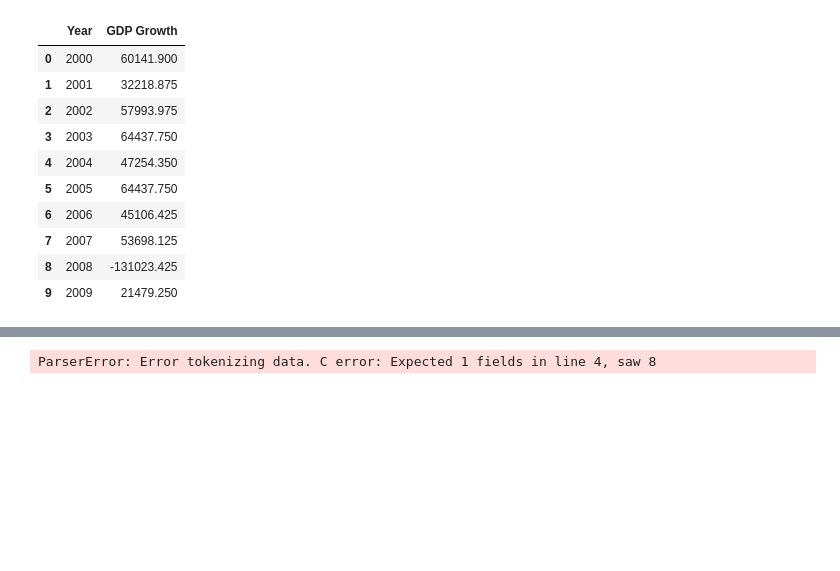
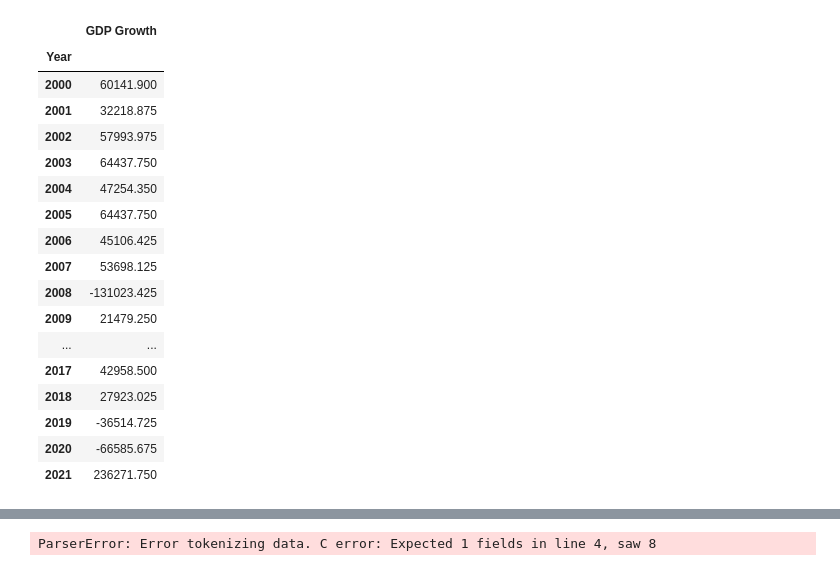
Before and after one commit to SureFoot0/CERA, a Jupyter notebook: MathModel.ipynb, the cells around one changed output, grey strips where cells are left out. Cells and saved outputs as stored; diff of their text form; code cells hidden in the pictures; blank space fills up the shorter version.

```diff
--- a/MathModel.ipynb
+++ b/MathModel.ipynb
@@ -4,24 +4,33 @@ from functools import reduce
 # %%
 GDP = pd.read_csv("GDP_data.csv")
 GDP = GDP.drop(GDP.index[:187])
 GDP_avg = []
 OriginalGDP = 85917
 for i in range(0, len(GDP), 4):
     GDP_avg.append(OriginalGDP * sum(GDP["Gross Domestic Product: Quarter on Quarter growth: CVM SA %"][i:i+4].astype(float).tolist())/4)
 GDP_t = pd.DataFrame({"Year":[i for i in range(2000, 2024)], "GDP Growth":GDP_avg})
-GDP_t.head(10)
+GDP_t = GDP_t.drop(GDP_t.index[-2:])
+GDP_t = GDP_t.set_index("Year")
+GDP_t
 # %% [output]
-|  | Year | GDP Growth |
-| 0 | 2000 | 60141.900 |
-| 1 | 2001 | 32218.875 |
-| 2 | 2002 | 57993.975 |
-| 3 | 2003 | 64437.750 |
-| 4 | 2004 | 47254.350 |
-| 5 | 2005 | 64437.750 |
-| 6 | 2006 | 45106.425 |
-| 7 | 2007 | 53698.125 |
-| 8 | 2008 | -131023.425 |
-| 9 | 2009 | 21479.250 |
+|  | GDP Growth |
+| Year |  |
+| 2000 | 60141.900 |
+| 2001 | 32218.875 |
+| 2002 | 57993.975 |
+| 2003 | 64437.750 |
+| 2004 | 47254.350 |
+| 2005 | 64437.750 |
+| 2006 | 45106.425 |
+| 2007 | 53698.125 |
+| 2008 | -131023.425 |
+| 2009 | 21479.250 |
+| ... | ... |
+| 2017 | 42958.500 |
+| 2018 | 27923.025 |
+| 2019 | -36514.725 |
+| 2020 | -66585.675 |
+| 2021 | 236271.750 |
 # %%
 POP_t = pd.read_csv("POPt_data.csv")
 POP_t = POP_t.drop(POP_t.index[:36])
```
Also changed, not shown: parts of 7 cells of this notebook, 6 other files.
